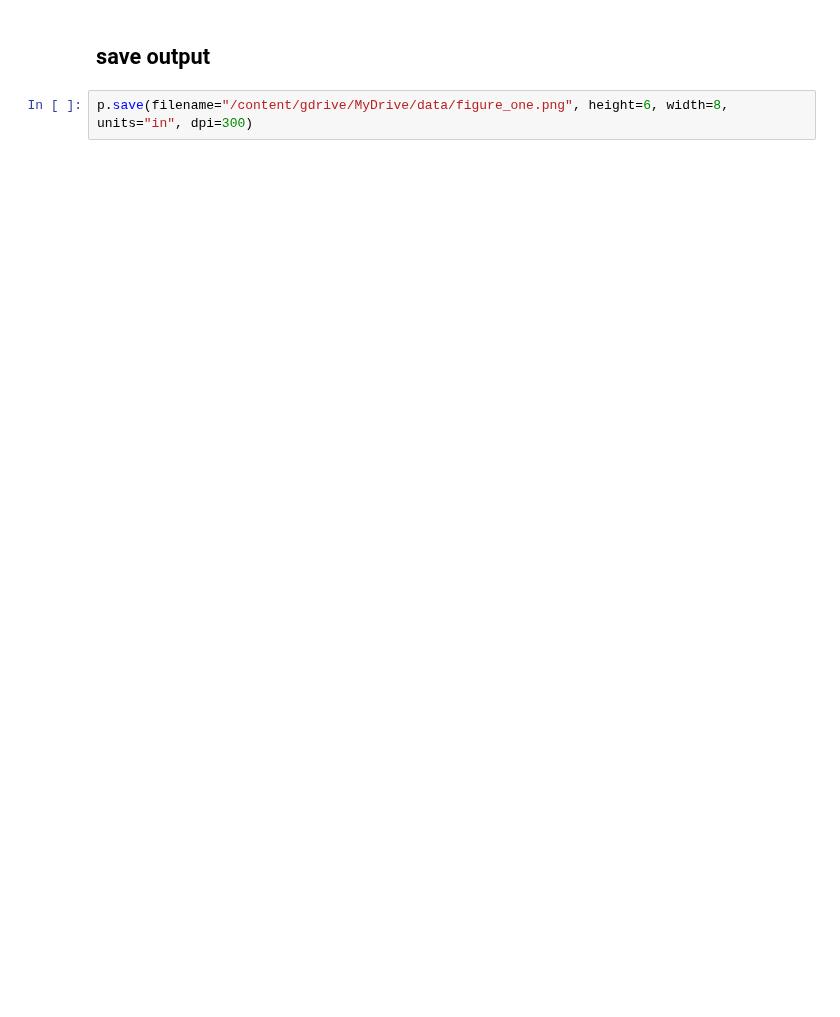
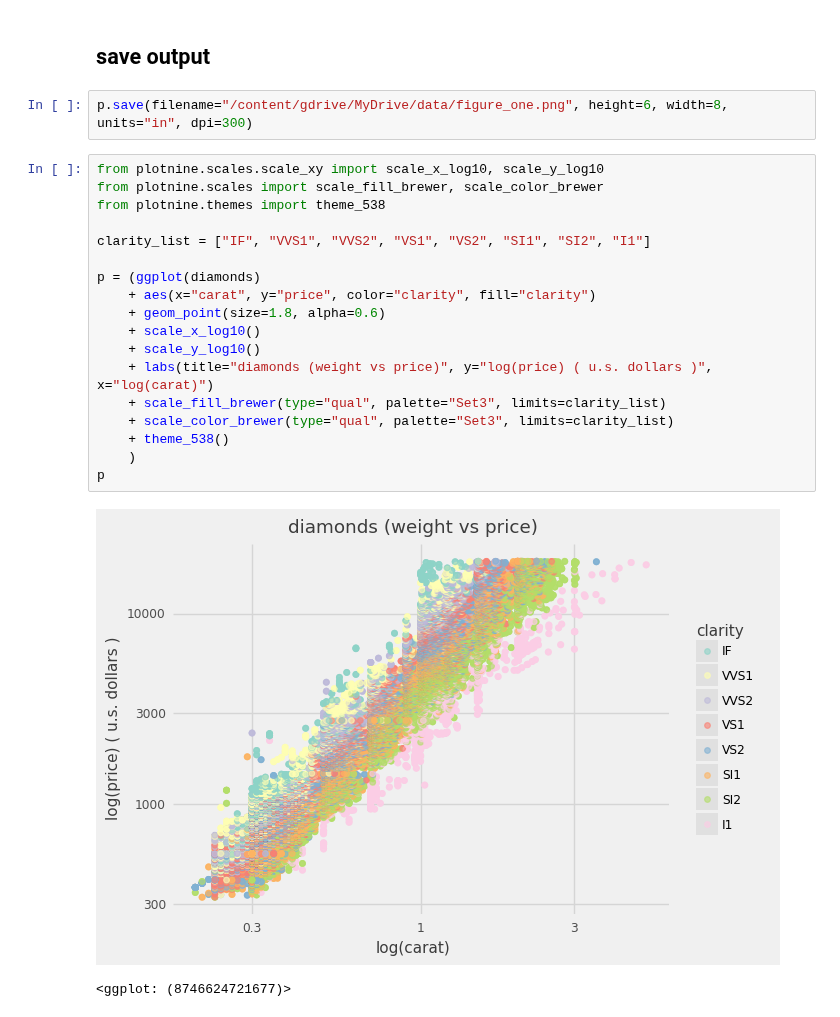
Before and after one commit to usefulmove/code, a Jupyter notebook: python/plotnine/exploratory_data_analysis.ipynb, the cells around one changed output. Saved outputs shown, nothing was run; the diff lists cells and outputs as text; blank space fills up the shorter version.

```diff
--- a/python/plotnine/exploratory_data_analysis.ipynb
+++ b/python/plotnine/exploratory_data_analysis.ipynb
@@ -94,3 +115,24 @@ p + theme()
 ## save output
 # %%
 p.save(filename="/content/gdrive/MyDrive/data/figure_one.png", height=6, width=8, units="in", dpi=300)
+# %%
+from plotnine.scales.scale_xy import scale_x_log10, scale_y_log10
+from plotnine.scales import scale_fill_brewer, scale_color_brewer
+from plotnine.themes import theme_538
+
+clarity_list = ["IF", "VVS1", "VVS2", "VS1", "VS2", "SI1", "SI2", "I1"]
+
+p = (ggplot(diamonds)
+    + aes(x="carat", y="price", color="clarity", fill="clarity")
+    + geom_point(size=1.8, alpha=0.6)
+    + scale_x_log10()
+    + scale_y_log10()
+    + labs(title="diamonds (weight vs price)", y="log(price) ( u.s. dollars )", x="log(carat)")
+    + scale_fill_brewer(type="qual", palette="Set3", limits=clarity_list)
+    + scale_color_brewer(type="qual", palette="Set3", limits=clarity_list)
+    + theme_538()
+    )
+p
+# %% [output]
+[figure, added]
+<ggplot: (8746624721677)>
```
Also changed, not shown: parts of 5 cells of this notebook.
